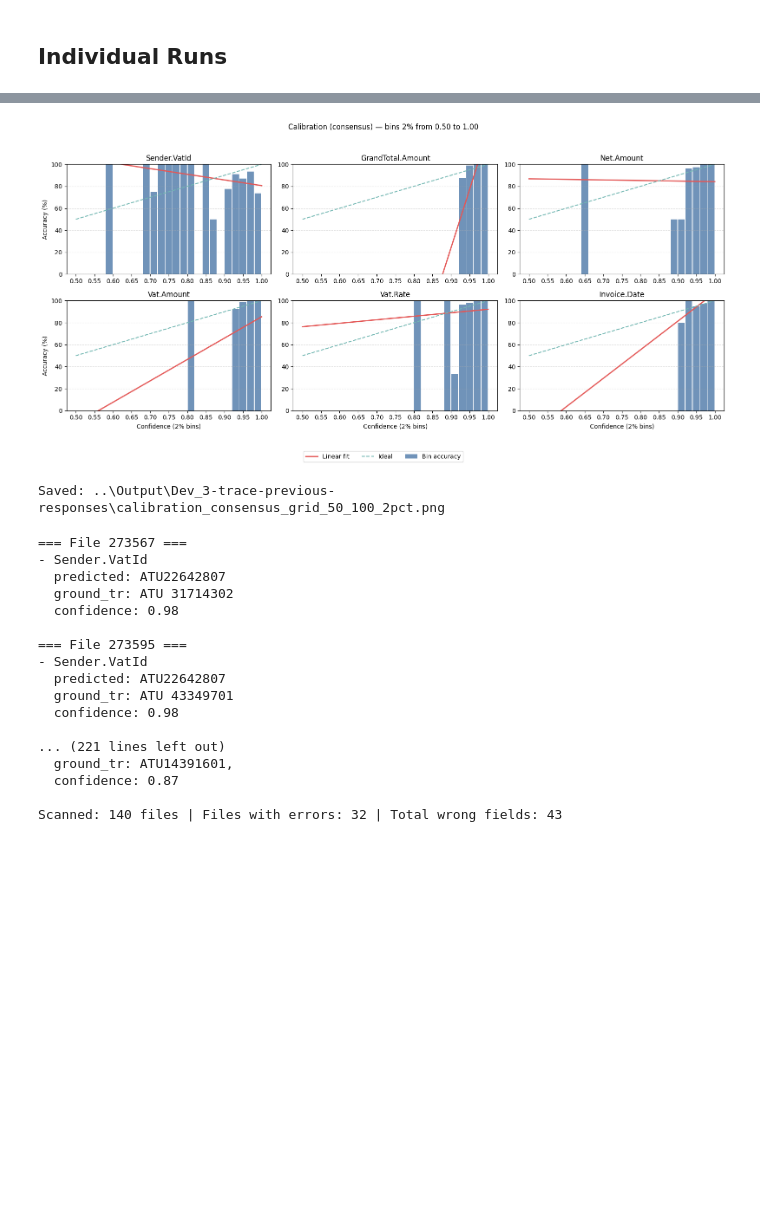
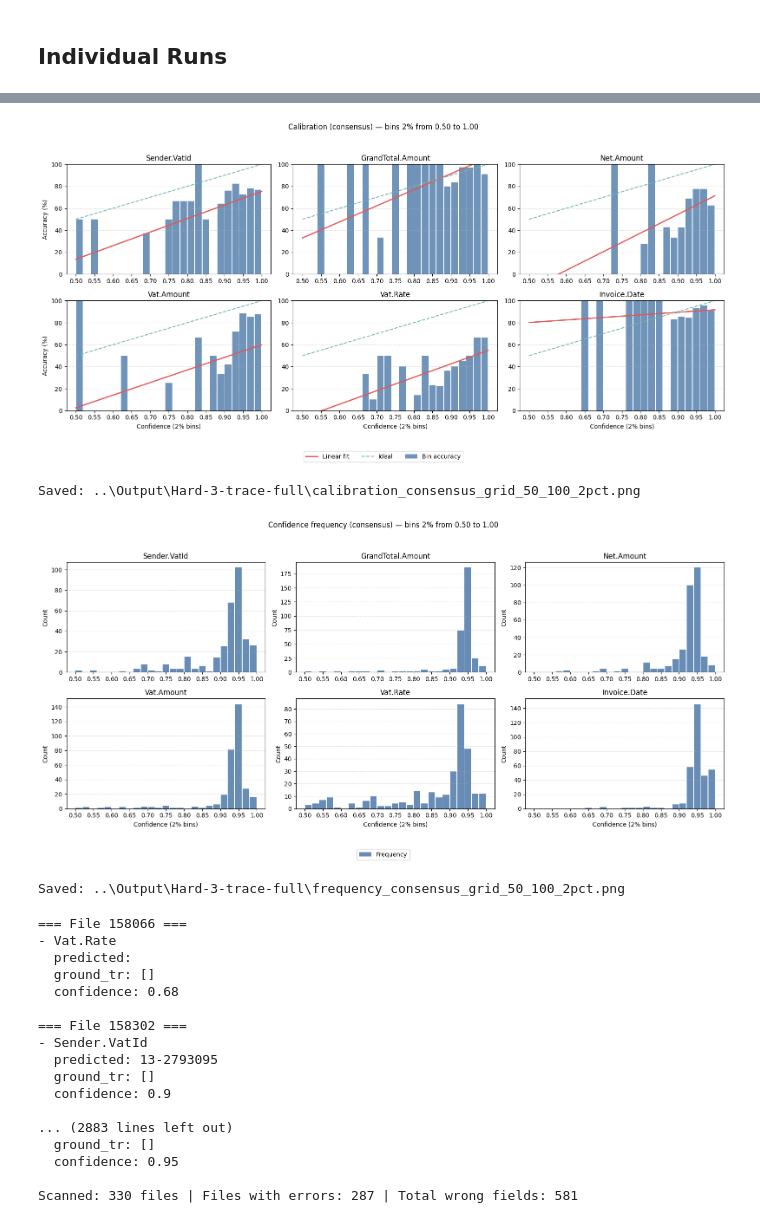
Before and after one commit to blumatix/bludelta-confidence-scores, a Jupyter notebook: Code/LLM-as-a-judge - Standard.ipynb, the cells around one changed output, grey strips where cells are left out. Saved outputs shown, nothing was run; the diff lists cells and outputs as text; code cells hidden in the pictures; blank space fills up the shorter version.

Commit message:
Implement runs against the hard dataset and implement frequency barplot

```diff
--- a/Code/LLM-as-a-judge - Standard.ipynb
+++ b/Code/LLM-as-a-judge - Standard.ipynb
@@ -258,7 +258,7 @@ async def _timed_request(timeout_sec: float = 60, **kwargs):
     start = time.time()
     try:
         resp = await asyncio.wait_for(client.responses.create(**kwargs), timeout=timeout_sec)
-    except asyncio.TimeoutError:
+    except (asyncio.TimeoutError, BadRequestError):
         runtime = round(time.time() - start, 2)
         return None, {
             "runtime_sec": runtime,
@@ -368,7 +368,7 @@ def _coerce_answer_dict(ans: dict) -> dict:
 def _gt_path_for_txt(txt_path):
     p = Path(txt_path)
     stem_id = p.stem.split("_")[0]
-    return sorted(p.parent.glob(f"{stem_id}_*.json"))[0]
+    return sorted(p.parent.glob(f"{stem_id}*.json"))[0]
 
 
 def _norm_scalar(v):
@@ -1127,8 +1220,11 @@ Saved: ..\Output\Dev_3-trace-previous-responses\calibration_runs_grid_50_100_2pc
 # %%
 plot_calibration_for_run(f"../Output/{FOLDER_TO_VISUALIZE}", min_conf=0.50, max_conf=1.00, bin_width=0.02)
+plot_confidence_frequency_for_run(f"../Output/{FOLDER_TO_VISUALIZE}", min_conf=0.50, max_conf=1.00, bin_width=0.02)
 # %% [output]
-[figure, old version]
+[figure, new version]
-Saved: ..\Output\Dev_3-trace-previous-responses\calibration_consensus_grid_50_100_2pct.png
+Saved: ..\Output\Hard-3-trace-full\calibration_consensus_grid_50_100_2pct.png
+[figure, added]
+Saved: ..\Output\Hard-3-trace-full\frequency_consensus_grid_50_100_2pct.png
 # %%
 import json
 from pathlib import Path
@@ -1201,20 +1297,20 @@ def print_wrong_consensus(run_dir: str | Path, only_fields: list[str] | None = N
 # Example:
 print_wrong_consensus(f'../Output/{FOLDER_TO_VISUALIZE}')
 # %% [output]
-=== File 273567 ===
+=== File 158066 ===
+- Vat.Rate
+  predicted:
+  ground_tr: []
+  confidence: 0.68
+
+=== File 158302 ===
 - Sender.VatId
-  predicted: ATU22642807
-  ground_tr: ATU 31714302
-  confidence: 0.98
+  predicted: 13-2793095
+  ground_tr: []
+  confidence: 0.9
 
-=== File 273595 ===
-- Sender.VatId
-  predicted: ATU22642807
-  ground_tr: ATU 43349701
-  confidence: 0.98
+... (2883 lines left out)
+  ground_tr: []
+  confidence: 0.95
 
-... (221 lines left out)
-  ground_tr: ATU14391601,
-  confidence: 0.87
-
-Scanned: 140 files | Files with errors: 32 | Total wrong fields: 43
+Scanned: 330 files | Files with errors: 287 | Total wrong fields: 581
```
Also changed, not shown: parts of 5 cells of this notebook.
